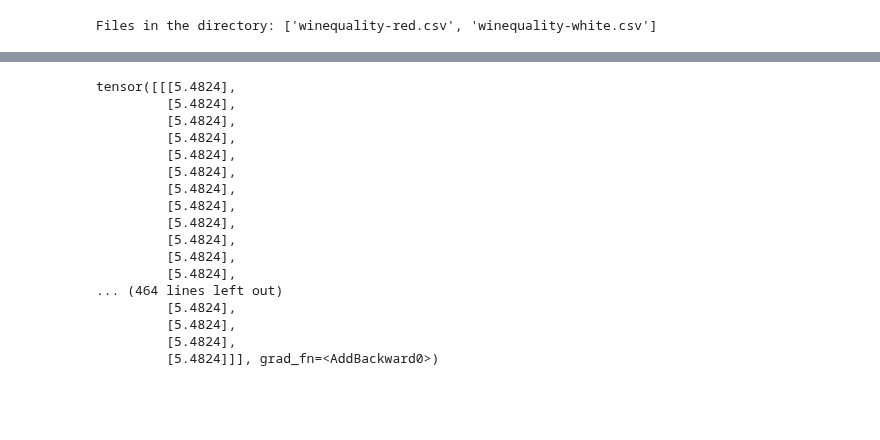
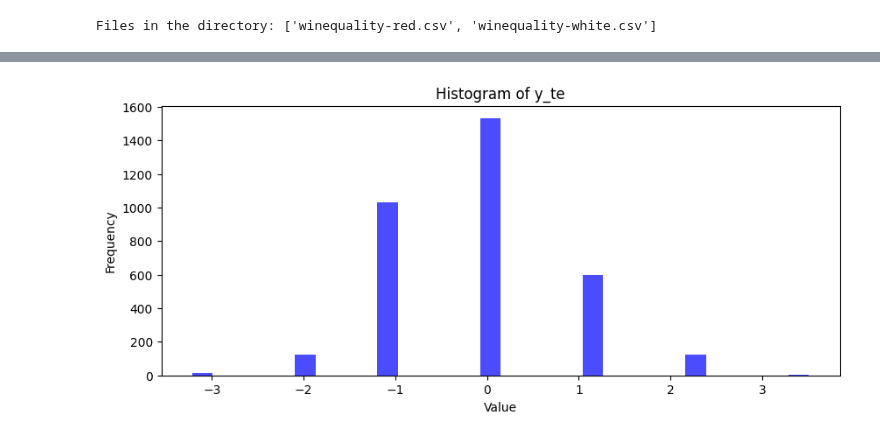
Before and after one commit to Marco-Gal/Bayesian-Neural-Network-Project, a Jupyter notebook: Wine Quality/Wine Quality Gaussian.ipynb, the cells around one changed output, grey strips where cells are left out. Saved outputs shown, nothing was run; the diff lists cells and outputs as text; code cells hidden in the pictures; blank space fills up the shorter version.

```diff
--- a/Wine Quality/Wine Quality Gaussian.ipynb
+++ b/Wine Quality/Wine Quality Gaussian.ipynb
@@ -283,20 +295,14 @@ plt.show()
-# %%
-bnn_model(x_te)
-# %% [output]
-tensor([[[5.4824],
-         [5.4824],
-         [5.4824],
-         [5.4824],
-         [5.4824],
-         [5.4824],
-         [5.4824],
-         [5.4824],
-         [5.4824],
-         [5.4824],
-         [5.4824],
-         [5.4824],
-... (464 lines left out)
-         [5.4824],
-         [5.4824],
-         [5.4824],
-         [5.4824]]], grad_fn=<AddBackward0>)
+# %%
+import matplotlib.pyplot as plt
+
+# Assuming y_te is your test target tensor
+# Convert y_te to a numpy array if it's a tensor
+data = y_tr.numpy()
+# Plot the histogram
+plt.hist(data, bins=30, alpha=0.7, color='blue')
+plt.title('Histogram of y_te')
+plt.xlabel('Value')
+plt.ylabel('Frequency')
+plt.show()
+# %% [output]
+[figure, added]
```
Also changed, not shown: parts of 8 cells of this notebook.
